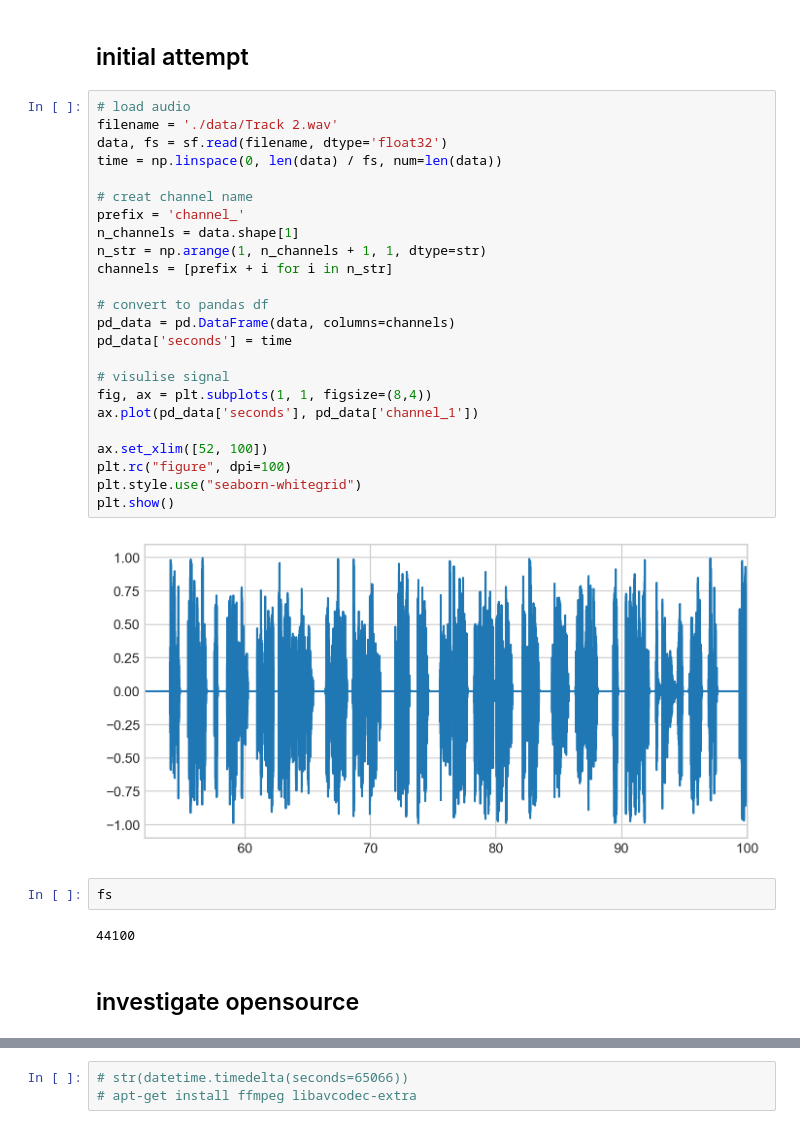
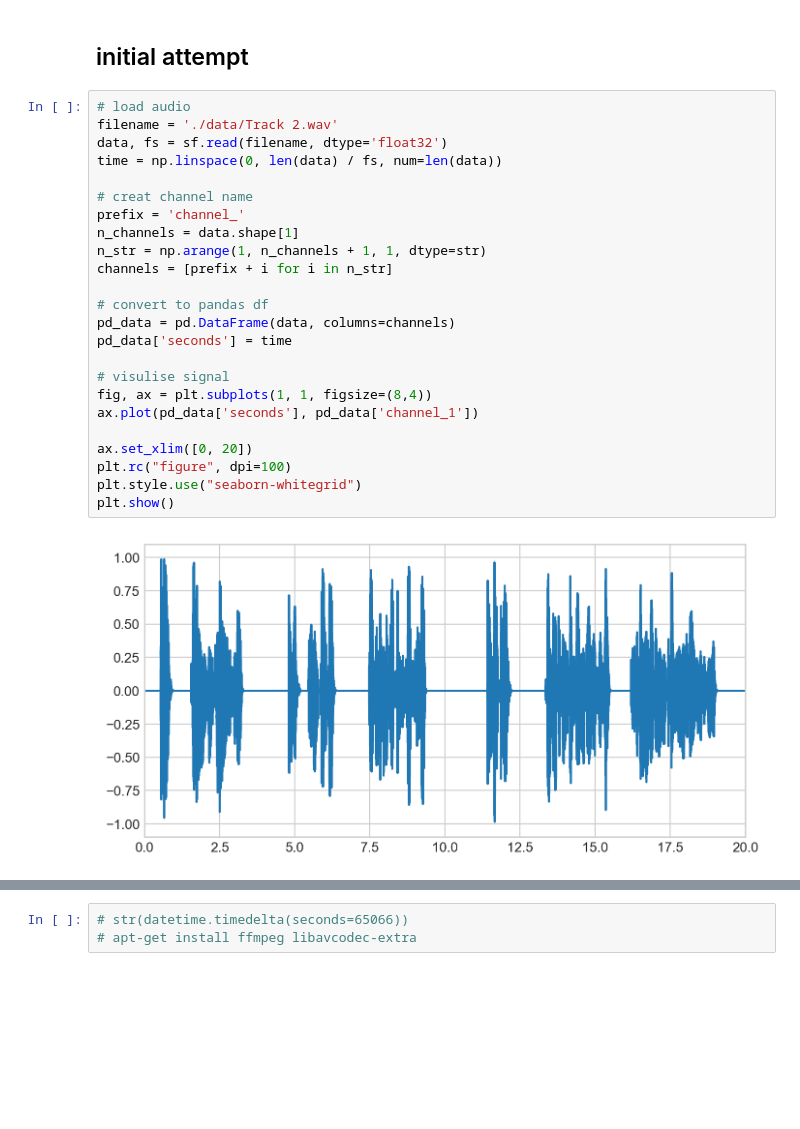
Before and after one commit to geraldgong/speech_shadowing, a Jupyter notebook: speech_shadowing.ipynb, the cells around one changed output, grey strips where cells are left out. Cells and saved outputs as stored; diff of their text form; blank space fills up the shorter version.

```diff
--- a/speech_shadowing.ipynb
+++ b/speech_shadowing.ipynb
@@ -24,32 +26,26 @@ https://github.com/tyiannak/pyAudioAnalysis
 # %%
 # load audio
 filename = './data/Track 2.wav'
 data, fs = sf.read(filename, dtype='float32')
 time = np.linspace(0, len(data) / fs, num=len(data))
 
 # creat channel name
 prefix = 'channel_'
 n_channels = data.shape[1]
 n_str = np.arange(1, n_channels + 1, 1, dtype=str)
 channels = [prefix + i for i in n_str]
 
 # convert to pandas df
 pd_data = pd.DataFrame(data, columns=channels)
 pd_data['seconds'] = time
 
 # visulise signal
 fig, ax = plt.subplots(1, 1, figsize=(8,4))
 ax.plot(pd_data['seconds'], pd_data['channel_1'])
 
-ax.set_xlim([52, 100])
+ax.set_xlim([0, 20])
 plt.rc("figure", dpi=100)
 plt.style.use("seaborn-whitegrid")
 plt.show()
 # %% [output]
-[figure, old version]
+[figure, new version]
-# %%
-fs
-# %% [output]
-44100
-# %% [markdown]
-## investigate opensource
```
Also changed, not shown: parts of 8 cells of this notebook, 1 other file.
